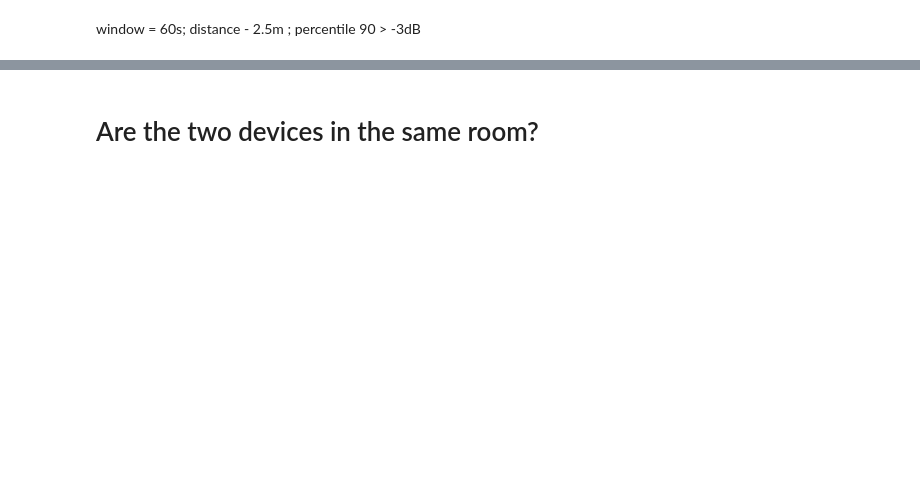
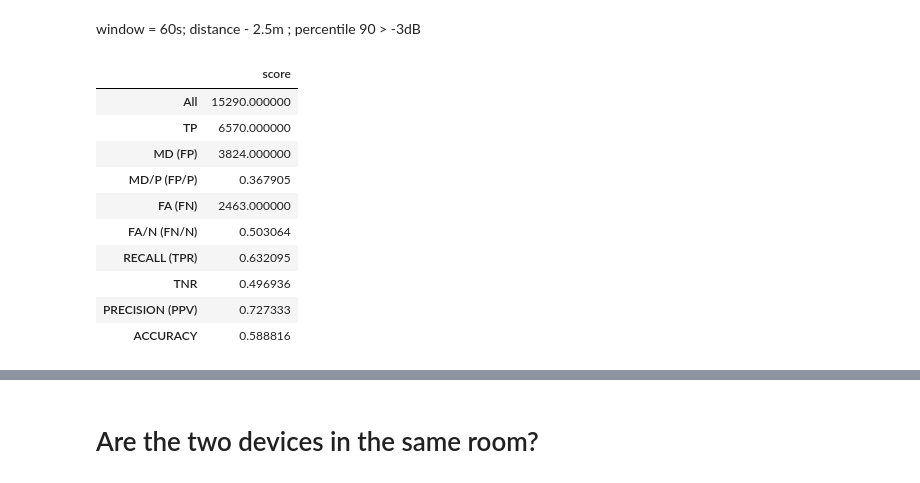
Before and after one commit to CylocTeam/BluetoothGeoClustering, a Jupyter notebook: BluetoothGeoClustering_python/DataAnalysis.ipynb, the cells around one changed output, grey strips where cells are left out. Cells and saved outputs as stored; diff of their text form; code cells hidden in the pictures; blank space fills up the shorter version.

```diff
--- a/BluetoothGeoClustering_python/DataAnalysis.ipynb
+++ b/BluetoothGeoClustering_python/DataAnalysis.ipynb
@@ -156,4 +217,17 @@ score_obj = ScoreClass(all_tag_measurements, 60, 'percentile', 3.5, -5, percent
 # %% [markdown]
 window = 60s; distance - 2.5m ; percentile 90 > -3dB
 # %%
-score_obj = ScoreClass(all_tag_measurements, 60, 'percentile', 2.5, -3, percent = 90)
+score_obj = ScoreClass(plot_tag_data, 60, 'percentile', 2.5, -3, percent = 90)
+score_obj.get_all_scores()
+# %% [output]
+|  | score |
+| All | 15290.000000 |
+| TP | 6570.000000 |
+| MD (FP) | 3824.000000 |
+| MD/P (FP/P) | 0.367905 |
+| FA (FN) | 2463.000000 |
+| FA/N (FN/N) | 0.503064 |
+| RECALL (TPR) | 0.632095 |
+| TNR | 0.496936 |
+| PRECISION (PPV) | 0.727333 |
+| ACCURACY | 0.588816 |
```
Also changed, not shown: parts of 19 cells of this notebook.
